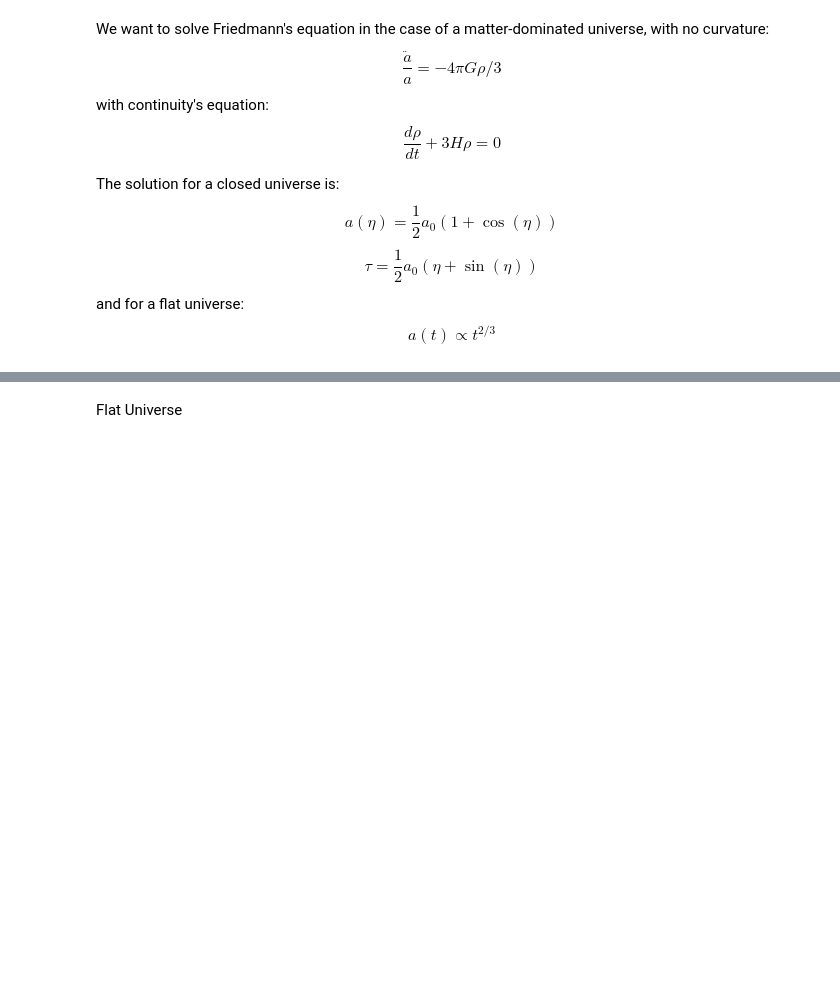
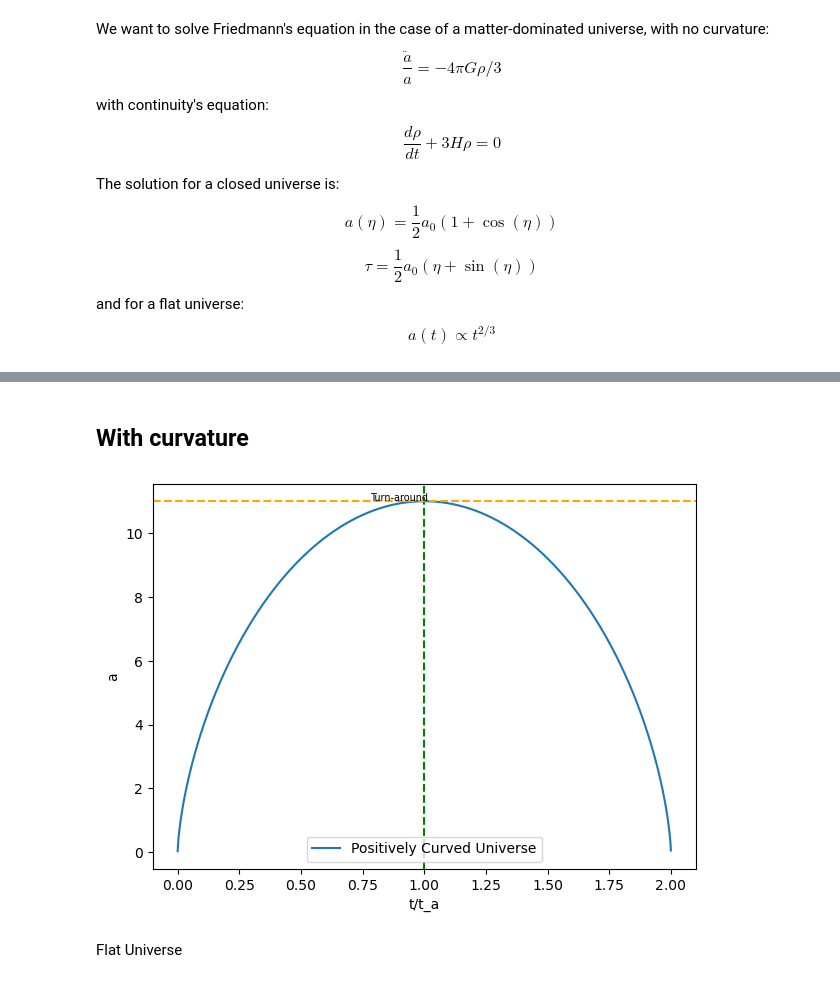
Before and after one commit to roomate/Black-Holes-and-Cosmology, a Jupyter notebook: Cosmology.ipynb, the cells around one changed output, grey strips where cells are left out. Drawn from its saved outputs; the diff is of its cells as text; code cells hidden in the pictures; blank space fills up the shorter version.

```diff
--- a/Cosmology.ipynb
+++ b/Cosmology.ipynb
@@ -77,6 +78,7 @@ def dyn_FRW_EdS(t,y):
 G = 1
 c = 1
 def dyn_FRW_Lambda(t,y):
+    """Evolution equation for a FRLW Universe with cosmological constant."""
     dot_a = y[1]
     a = y[0]
     rho = y[2]
@@ -136,0 +89,19 @@ Text(0, 0.5, 'a')
+# %%
+def dyn_FRW_perturbe_homogène(t, y, *args):
+    R_i = y[0]
+    dot_R_i = y[1]
+    rho_tilde = y[2]
+    x = y[3]
+    x_dot = y[4]
+
+    rho_2 = y[5]
+    a = y[6]
+    dot_a = y[7]
+
+    H = dot_a/a
+    H_I = dot_R_i/R_i
+    rho_c = 3*H_I**2/(8*np.pi*G)
+    Lambda = args[0]
+
+    f = [dot_R_i,-4*np.pi*G*rho_tilde/3*R_i + Lambda, -3*dot_R_i/R_i*rho_tilde, x_dot, 4*np.pi*G*rho_tilde*x - 2*H_I*x_dot, -3*H*rho_2, dot_a, -4*np.pi*G*rho_2/3*a]
+    return f
@@ -137,2 +174,22 @@ Text(0, 0.5, 'a')
+# %% [markdown]
+## With curvature
+# %%
+n = 10000
+m = 100*n
+
+G = 1
+a_in = 1
+a_dot_in = 1 #Voir approximation de Zel'dovich
+eps_in = 0.1
+H = a_dot_in/a_in
+
+Time = np.linspace(0,n,m)
+reverse_Time = np.linspace(0,-n,m)
+
+cosmo = Solver_cosmo(Time, reverse_Time)
+
+cosmo.solve_friedmann(a_in, a_dot_in, eps_in)
+# %% [output]
+[figure, added]
 # %% [markdown]
 Flat Universe
```
Also changed, not shown: parts of 18 cells of this notebook.
